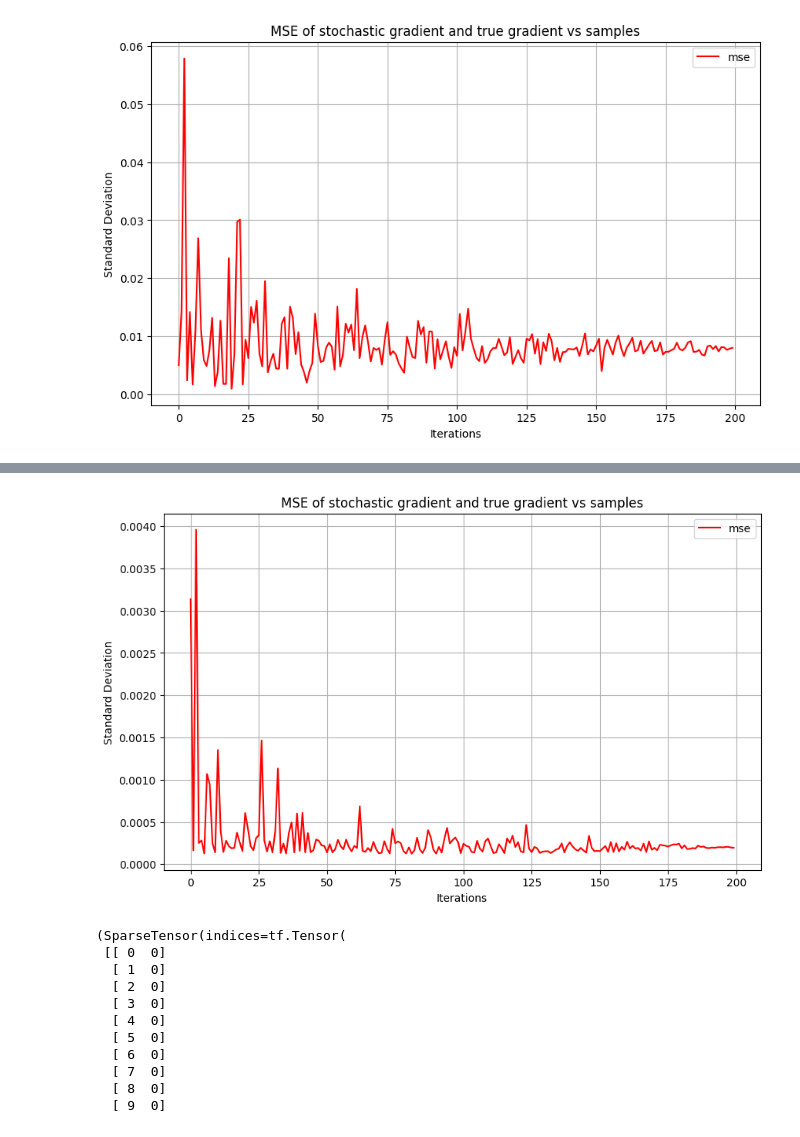
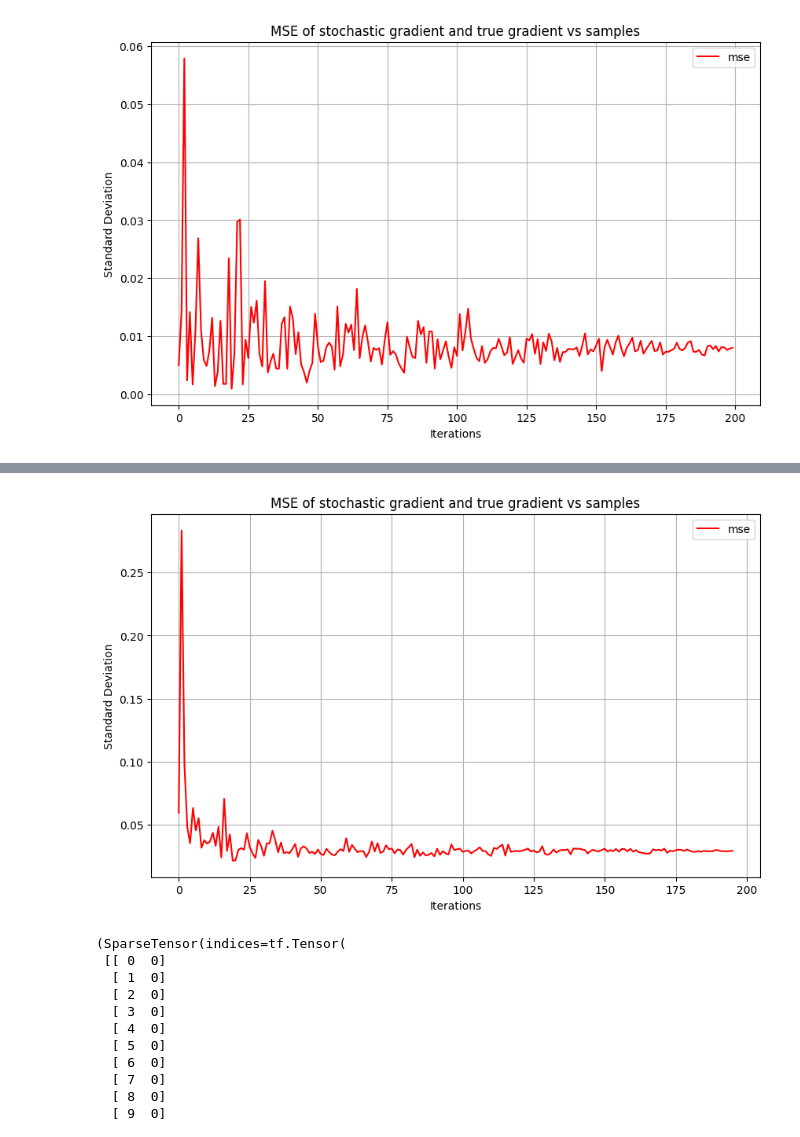
Before and after one commit to StefanoTroffa/thesis_MSc, a Jupyter notebook: compgraph/notebook_to_und.ipynb, the cells around one changed output, grey strips where cells are left out. Cells and saved outputs as stored; diff of their text form; code cells hidden in the pictures.

```diff
--- a/compgraph/notebook_to_und.ipynb
+++ b/compgraph/notebook_to_und.ipynb
@@ -777,7 +779,7 @@ model_te(graph_tuples_fix[0])
 
 sampler_var = MCMCSampler(model_var, graph_tuples_fix[0])
 
-sampler_te = MCMCSampler(model_te, graph_tuples_fix[0], 0.05, graph, subl)
+sampler_te = MCMCSampler(model_te, graph_tuples_fix[0], 0.05, graph)
 are_identical = compare_sonnet_modules(sampler_var.model, sampler_te.model)
 print("Are the models equal before perturbation?", are_identical)
 sampler_te=copy_and_perturb_weights(sampler_var, sampler_te, 0.005)
@@ -1102,7 +1104,7 @@ def exact_coeff_on_fhs_from_sampler(sampler, sampler_type,graph, subl):
 # %%
 importlib.reload(compgraph.monte_carlo)
 from compgraph.monte_carlo import stochastic_overlap, MCMCSampler, copy_and_perturb_weights
-from gnn_src_code import GNN_double_output
+from models import GNN_double_output
 from simulation.initializer import initialize_graph_tuples, create_graph_from_ham
 from compgraph.useful import create_graph_tuples,copy_to_non_trainable
 lattice=(2,2)
@@ -1116,7 +1118,7 @@ graph_tuples_full_hilbert=create_graph_tuples(full_basis_configs, graph,subl)
 model_var=GNN_double_output(32,16)
 model_te=GNN_double_output(32,16)
 sampler_var=MCMCSampler(model_var,graph_tuples_var[0])
-sampler_te=MCMCSampler(model_te,graph_tuples_var[0],beta,graph,subl)
+sampler_te=MCMCSampler(model_te,graph_tuples_var[0],beta,graph)
 # model_var(graph_tuples_var[0])
 ## Here we first copy the weights of the model of sampler var to the model of  sampler te with a perturbation
 # that is enough to produce a different enough state, this is done to better check the gradient of the stochastic overlap function without being fooled by rounding errors
@@ -1375,10 +1362,12 @@ import compgraph.useful
 importlib.reload(compgraph.monte_carlo)
 importlib.reload(compgraph.useful)
 from compgraph.monte_carlo import stochastic_overlap, MCMCSampler, copy_and_perturb_weights
-from gnn_src_code import GNN_double_output
+from models import GNN_double_output
 from simulation.initializer import initialize_graph_tuples, create_graph_from_ham
 from compgraph.useful import create_graph_tuples,copy_to_non_trainable
 # Perform Markov Chain evolution and gradient calculation over a number of iterations
+stoch_gradient_trajectory = []
+
 for i in range(200):
     n_sites = len(graph_tuples_v[0].nodes[:, 0])
 
@@ -1439,32 +1404,32 @@ stoch_gradient_trajectory[260+rand[0]][0], exact_gradients[0]
 # %%
 len(stoch_gradient_trajectory)
 mse_mean_series,cosine_simil_series = measure_distance_stochastic_exact_grad(
-    stoch_gradient_trajectory[260:], exact_gradients, offset=0
+    stoch_gradient_trajectory[4:], exact_gradients, offset=0
 )
 # %%
 import matplotlib.pyplot as plt
 # Plot the results
 # Plot the results
-iterations = np.arange(offset, 200)
+iterations = np.arange(offset, 196)
 
 plt.figure(figsize=(10, 6))
 
 # Plot the std_exact_series in logarithmic scale
 # plt.plot(iterations, cosine_simil_series, label='cosine sim', color='b')
 
 # Plot the std_mean_series in logarithmic scale
 plt.plot(iterations, mse_mean_series, label='mse', color='r')
 
 # Plot 1/sqrt(x)
 # plt.loglog(iterations, mse_mean_series[0]/np.sqrt(iterations-offset+1), label='1/sqrt(x)', linestyle='--', color='g')
 
 plt.xlabel('Iterations')
 plt.ylabel('Standard Deviation')
 plt.title('MSE of stochastic gradient and true gradient vs samples')
 plt.legend()
 plt.grid(True)
 # %% [output]
-[figure, old version]
+[figure, new version]
 # %%
 from compgraph.tensor_wave_functions import calculate_sparse_overlap, create_sparse_tensor_from_graph_tuples_amplitudes
 psi_var=create_sparse_tensor_from_graph_tuples_amplitudes(full_basis_gt,wave_function_var_on_full)
```
Also changed, not shown: parts of 27 cells of this notebook, 4 other files.
